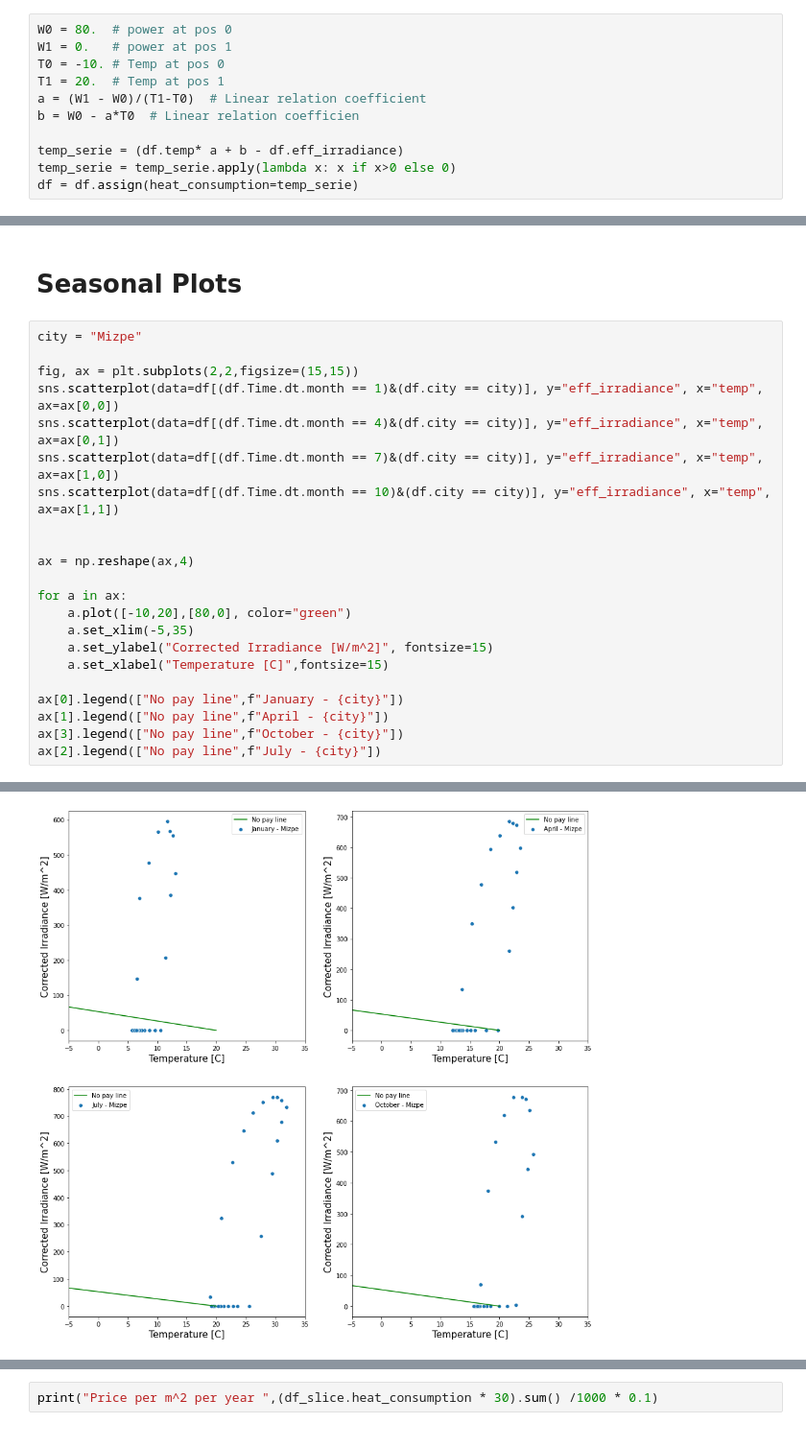
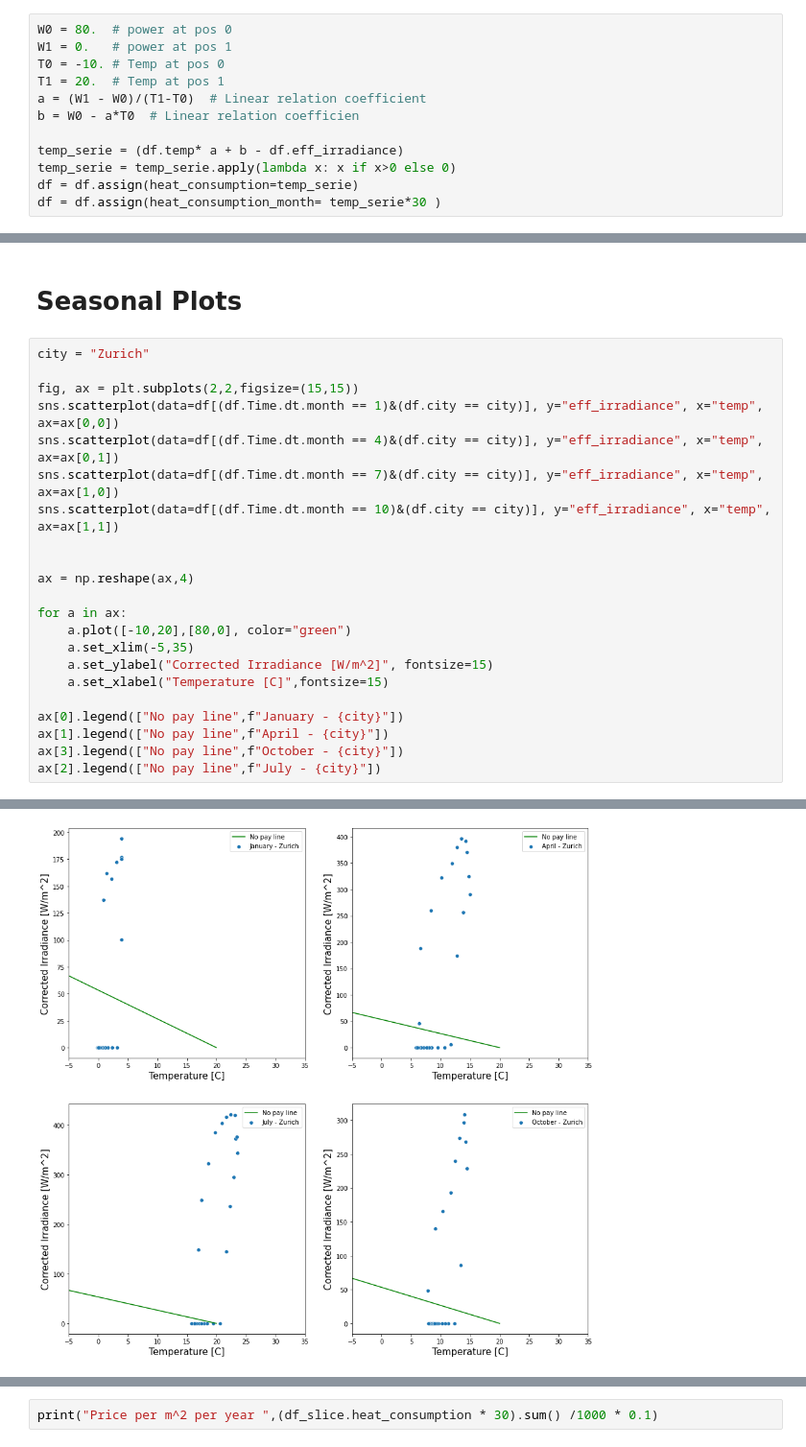
Before and after one commit to panManfredini/isolated_farming, a Jupyter notebook: irradiance_temperature_study.ipynb, the cells around one changed output, grey strips where cells are left out. Shown: that part at 96% size. Cells and saved outputs as stored; diff of their text form.

Commit message:
final irr temp study

```diff
--- a/irradiance_temperature_study.ipynb
+++ b/irradiance_temperature_study.ipynb
@@ -30,6 +30,7 @@ b = W0 - a*T0  # Linear relation coefficien
 temp_serie = (df.temp* a + b - df.eff_irradiance)
 temp_serie = temp_serie.apply(lambda x: x if x>0 else 0)
 df = df.assign(heat_consumption=temp_serie)
+df = df.assign(heat_consumption_month= temp_serie*30 )
 # %%
 bins_irr = np.arange(0,800,50)
 fig, ax = plt.subplots(3,1,figsize=(15,10))
@@ -63,30 +64,30 @@ Text(0.5, 0, '')
 # %% [markdown]
 # Seasonal Plots
 # %%
-city = "Mizpe"
+city = "Zurich"
 
 fig, ax = plt.subplots(2,2,figsize=(15,15))
 sns.scatterplot(data=df[(df.Time.dt.month == 1)&(df.city == city)], y="eff_irradiance", x="temp", ax=ax[0,0])
 sns.scatterplot(data=df[(df.Time.dt.month == 4)&(df.city == city)], y="eff_irradiance", x="temp", ax=ax[0,1])
 sns.scatterplot(data=df[(df.Time.dt.month == 7)&(df.city == city)], y="eff_irradiance", x="temp", ax=ax[1,0])
 sns.scatterplot(data=df[(df.Time.dt.month == 10)&(df.city == city)], y="eff_irradiance", x="temp", ax=ax[1,1])
 
 
 ax = np.reshape(ax,4)
 
 for a in ax:
     a.plot([-10,20],[80,0], color="green")
     a.set_xlim(-5,35)
     a.set_ylabel("Corrected Irradiance [W/m^2]", fontsize=15)
     a.set_xlabel("Temperature [C]",fontsize=15)
 
 ax[0].legend(["No pay line",f"January - {city}"])
 ax[1].legend(["No pay line",f"April - {city}"])
 ax[3].legend(["No pay line",f"October - {city}"])
 ax[2].legend(["No pay line",f"July - {city}"])
 # %% [output]
 <matplotlib.legend.Legend at 0x...>
-[figure, old version]
+[figure, new version]
 # %%
 city = "Rome"
 df_slice = df.loc[df.city == city]
```
Also changed, not shown: parts of 8 cells of this notebook.
